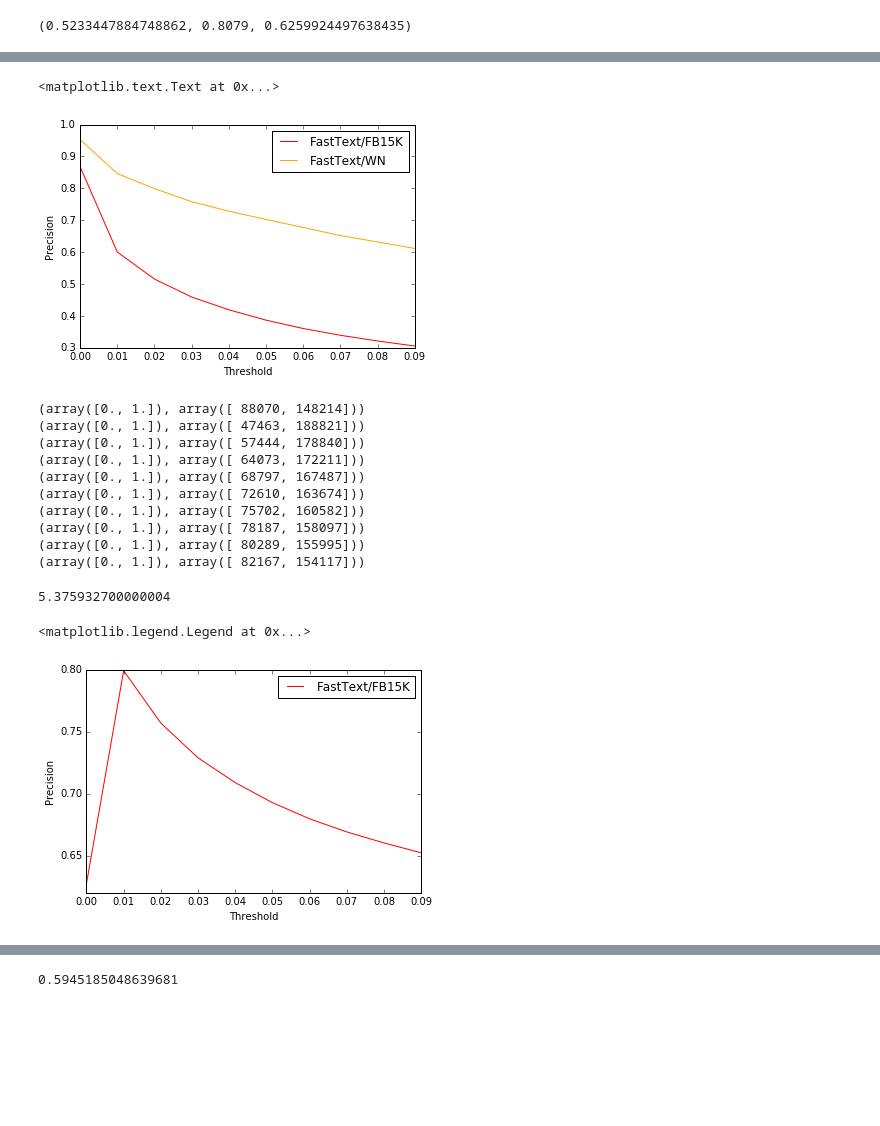
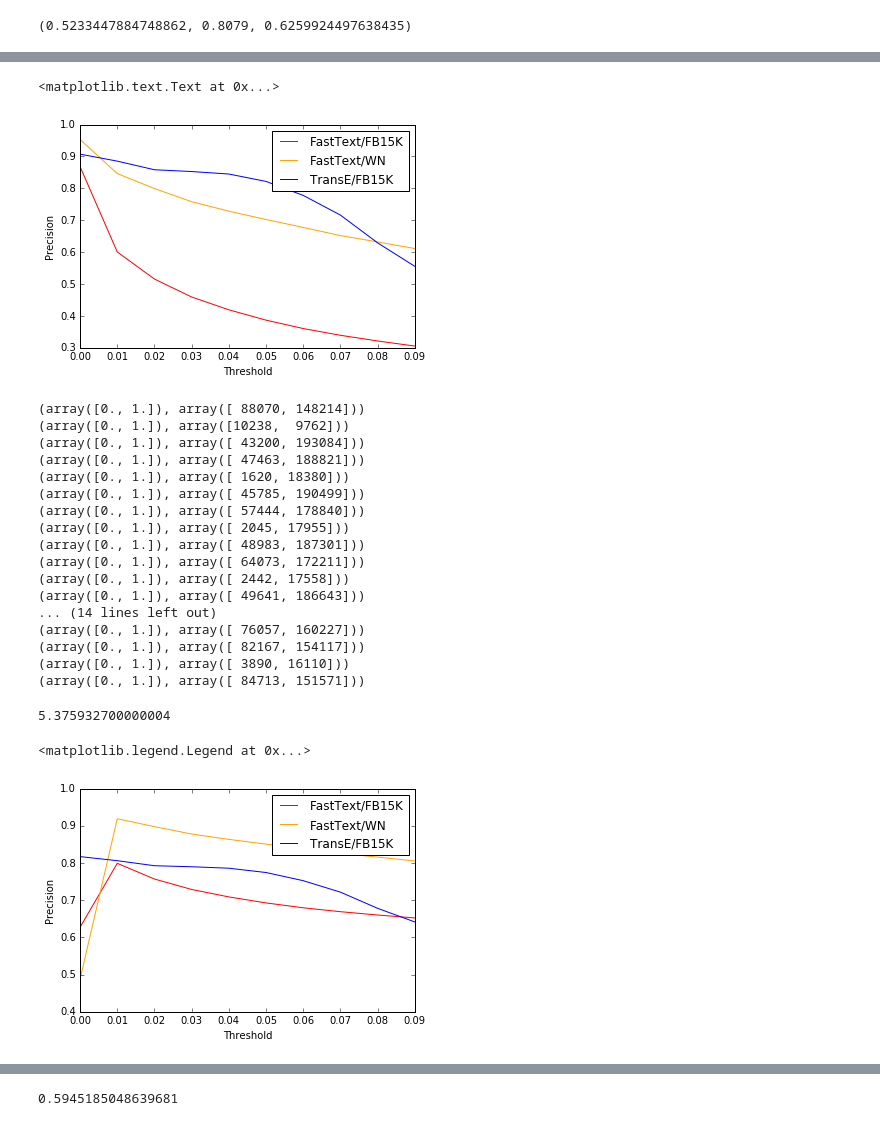
Before and after one commit to GittiHab/kb-completion, a Jupyter notebook: notebooks/pl-1.0-threshold-optimization.ipynb, the cells around one changed output, grey strips where cells are left out. Saved outputs shown, nothing was run; the diff lists cells and outputs as text; code cells hidden in the pictures; blank space fills up the shorter version.

Commit message:
Add more interesting plots

```diff
--- a/notebooks/pl-1.0-threshold-optimization.ipynb
+++ b/notebooks/pl-1.0-threshold-optimization.ipynb
@@ -41,9 +41,12 @@ fb15k.hits_n(10), wn.hits_n(10), transe_fb15k.hits_n(10)
 thresholds = np.arange(0, 0.1, 0.01)
 precision_fb = []
 precision_wn = []
+precision_transe = []
 for t in thresholds:
     precision_fb.append(fb15k.hits_threshold(t))
     precision_wn.append(wn.hits_threshold(t))
+
+    precision_transe.append(transe_fb15k.hits_threshold(t*10))
 # %% [output]
 (array([0., 1.]), array([ 15577, 102565]))
 (array([0., 1.]), array([ 467, 9533]))
@@ -68,16 +68,20 @@ for t in thresholds:
 # %%
 plt.plot(thresholds, precision_fb, color='red', label="FastText/FB15K")
 plt.plot(thresholds, precision_wn, color='orange', label="FastText/WN")
+plt.plot(thresholds, precision_transe, color='blue', label="TransE/FB15K")
 plt.legend()
 plt.xlabel("Threshold")
 plt.ylabel("Precision")
 # %% [output]
 <matplotlib.text.Text at 0x...>
-[figure, old version]
+[figure, new version]
 # %%
 precisions_fb = []
 precisions_wn = []
-counts = []
+precisions_transe = []
+counts_fb = []
+counts_wn = []
+counts_transe = []
 times = []
 
 for t in thresholds:
@@ -85,19 +89,34 @@ for t in thresholds:
     precision, count = fb15k.hits_neg_threshold(t)
     end = time.clock()
     precisions_fb.append(precision)
-    counts.append(count)
+    counts_fb.append(count)
     times.append(end - begin)
+
+    precision, count = wn.hits_neg_threshold(t)
+    precisions_wn.append(precision)
+    counts_wn.append(count)
+
+    precision, count = transe_fb15k.hits_neg_threshold(t*10)
+    precisions_transe.append(precision)
+    counts_transe.append(count)
 # %% [output]
 (array([0., 1.]), array([ 88070, 148214]))
+(array([0., 1.]), array([10238,  9762]))
+(array([0., 1.]), array([ 43200, 193084]))
 (array([0., 1.]), array([ 47463, 188821]))
+(array([0., 1.]), array([ 1620, 18380]))
+(array([0., 1.]), array([ 45785, 190499]))
 (array([0., 1.]), array([ 57444, 178840]))
+(array([0., 1.]), array([ 2045, 17955]))
+(array([0., 1.]), array([ 48983, 187301]))
 (array([0., 1.]), array([ 64073, 172211]))
-(array([0., 1.]), array([ 68797, 167487]))
-(array([0., 1.]), array([ 72610, 163674]))
-(array([0., 1.]), array([ 75702, 160582]))
-(array([0., 1.]), array([ 78187, 158097]))
-(array([0., 1.]), array([ 80289, 155995]))
+(array([0., 1.]), array([ 2442, 17558]))
+(array([0., 1.]), array([ 49641, 186643]))
+... (14 lines left out)
+(array([0., 1.]), array([ 76057, 160227]))
 (array([0., 1.]), array([ 82167, 154117]))
+(array([0., 1.]), array([ 3890, 16110]))
+(array([0., 1.]), array([ 84713, 151571]))
 # %%
 np.mean(times)
 # %% [output]
@@ -105,11 +124,13 @@ np.mean(times)
 # %%
 dims = 10
 plt.plot(thresholds[:dims], precisions_fb[:dims], color='red', label="FastText/FB15K")
+plt.plot(thresholds[:dims], precisions_wn[:dims], color='orange', label="FastText/WN")
+plt.plot(thresholds[:dims], precisions_transe[:dims], color='blue', label="TransE/FB15K")
 plt.xlabel("Threshold")
 plt.ylabel("Precision")
 plt.legend()
 # %% [output]
 <matplotlib.legend.Legend at 0x...>
-[figure, old version]
+[figure, new version]
 # %%
 start = 1
```
Also changed, not shown: parts of 5 cells of this notebook, 2 other files.
